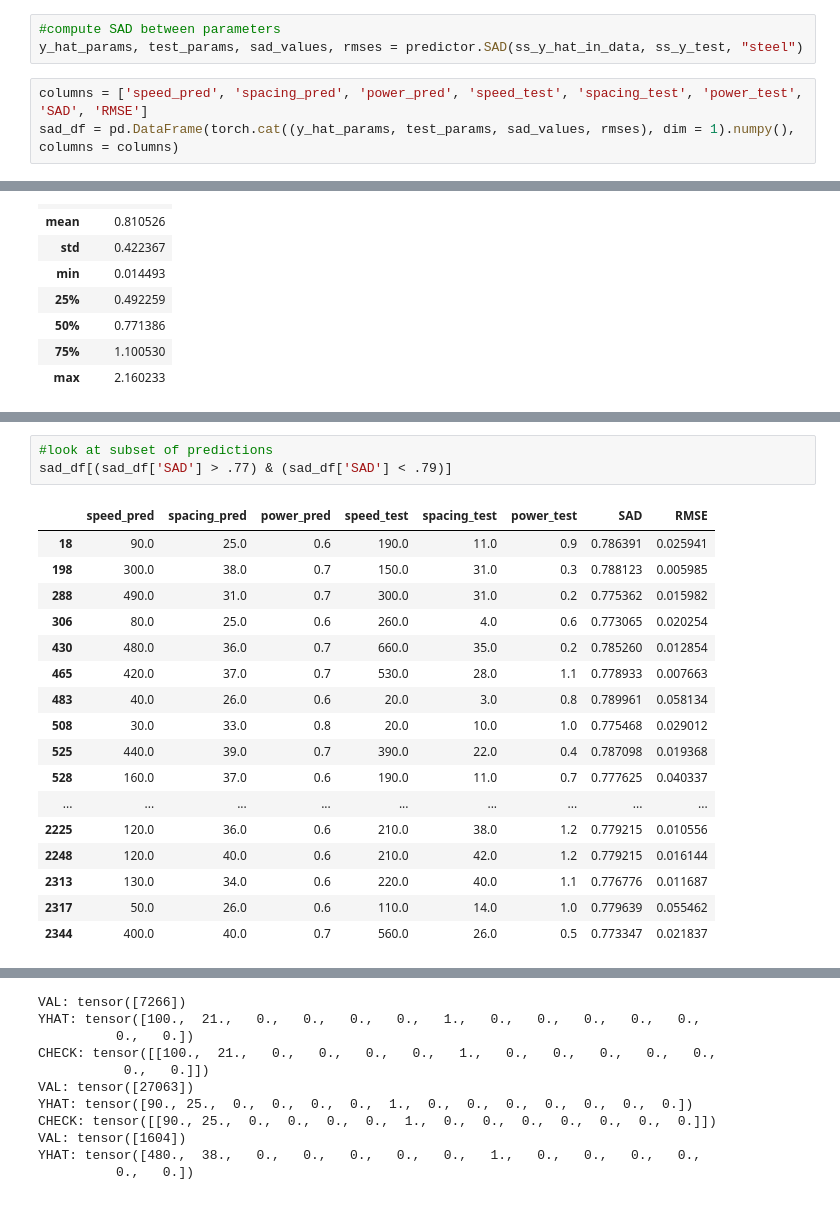
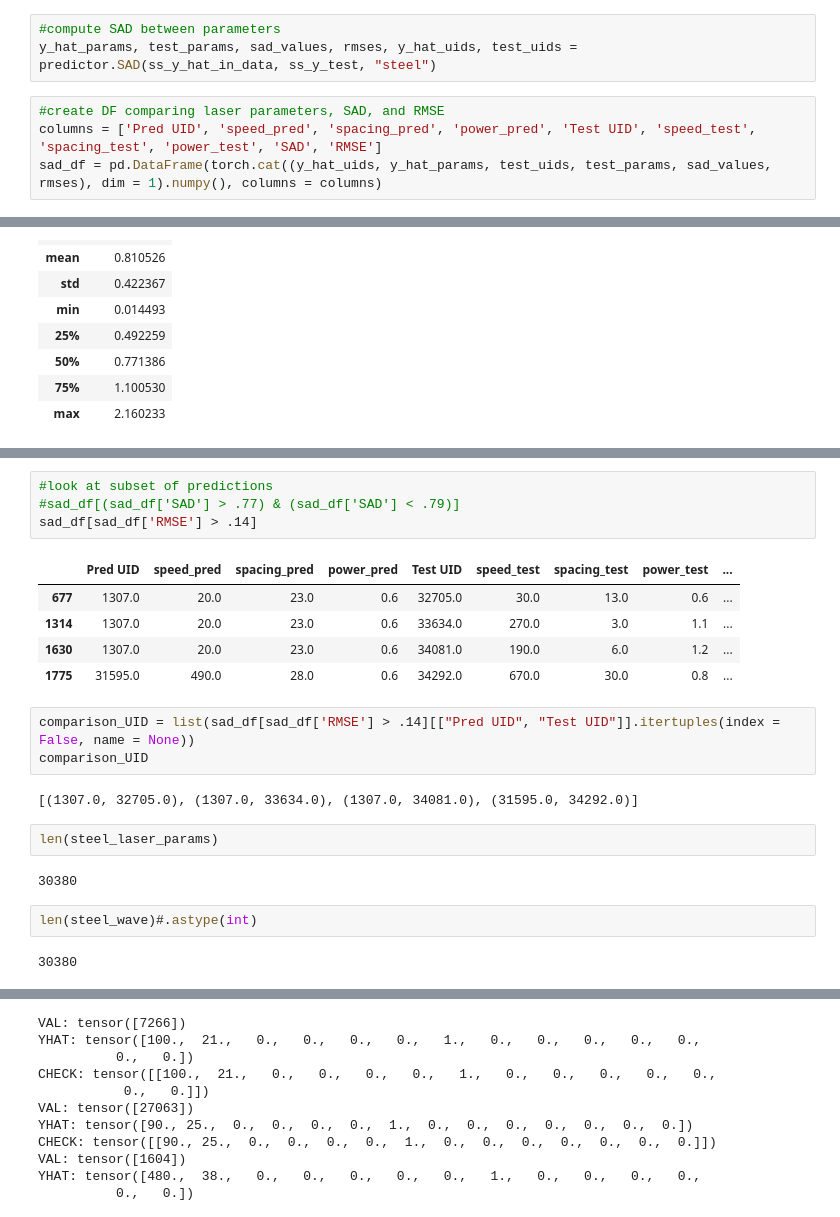
Before and after one commit to metamaterials-capstone-su-22/metamaterials_ai, a Jupyter notebook: src/notebooks/results.ipynb, the cells around one changed output, grey strips where cells are left out. Drawn from its saved outputs; the diff is of its cells as text.

Commit message:
test curve highest RMSE, sad updated

```diff
--- a/src/notebooks/results.ipynb
+++ b/src/notebooks/results.ipynb
@@ -116,6 +118,7 @@ Total # of Preds: 567, Unique # of Preds: 96
 # %%
 #compute SAD between parameters
-y_hat_params, test_params, sad_values, rmses = predictor.SAD(ss_y_hat_in_data, ss_y_test, "steel")
+y_hat_params, test_params, sad_values, rmses, y_hat_uids, test_uids = predictor.SAD(ss_y_hat_in_data, ss_y_test, "steel")
 # %%
-columns = ['speed_pred', 'spacing_pred', 'power_pred', 'speed_test', 'spacing_test', 'power_test', 'SAD', 'RMSE']
-sad_df = pd.DataFrame(torch.cat((y_hat_params, test_params, sad_values, rmses), dim = 1).numpy(), columns = columns)
+#create DF comparing laser parameters, SAD, and RMSE
+columns = ['Pred UID', 'speed_pred', 'spacing_pred', 'power_pred', 'Test UID', 'speed_test', 'spacing_test', 'power_test', 'SAD', 'RMSE']
+sad_df = pd.DataFrame(torch.cat((y_hat_uids, y_hat_params, test_uids, test_params, sad_values, rmses), dim = 1).numpy(), columns = columns)
@@ -155,21 +161,23 @@ alt.Chart(sad_df).mark_circle(size=60).encode(
 # %%
 #look at subset of predictions
-sad_df[(sad_df['SAD'] > .77) & (sad_df['SAD'] < .79)]
+#sad_df[(sad_df['SAD'] > .77) & (sad_df['SAD'] < .79)]
+sad_df[sad_df['RMSE'] > .14]
 # %% [output]
-|  | speed_pred | spacing_pred | power_pred | speed_test | spacing_test | power_test | SAD | RMSE |
-| 18 | 90.0 | 25.0 | 0.6 | 190.0 | 11.0 | 0.9 | 0.786391 | 0.025941 |
-| 198 | 300.0 | 38.0 | 0.7 | 150.0 | 31.0 | 0.3 | 0.788123 | 0.005985 |
-| 288 | 490.0 | 31.0 | 0.7 | 300.0 | 31.0 | 0.2 | 0.775362 | 0.015982 |
-| 306 | 80.0 | 25.0 | 0.6 | 260.0 | 4.0 | 0.6 | 0.773065 | 0.020254 |
-| 430 | 480.0 | 36.0 | 0.7 | 660.0 | 35.0 | 0.2 | 0.785260 | 0.012854 |
-| 465 | 420.0 | 37.0 | 0.7 | 530.0 | 28.0 | 1.1 | 0.778933 | 0.007663 |
-| 483 | 40.0 | 26.0 | 0.6 | 20.0 | 3.0 | 0.8 | 0.789961 | 0.058134 |
-| 508 | 30.0 | 33.0 | 0.8 | 20.0 | 10.0 | 1.0 | 0.775468 | 0.029012 |
-| 525 | 440.0 | 39.0 | 0.7 | 390.0 | 22.0 | 0.4 | 0.787098 | 0.019368 |
-| 528 | 160.0 | 37.0 | 0.6 | 190.0 | 11.0 | 0.7 | 0.777625 | 0.040337 |
-| ... | ... | ... | ... | ... | ... | ... | ... | ... |
-| 2225 | 120.0 | 36.0 | 0.6 | 210.0 | 38.0 | 1.2 | 0.779215 | 0.010556 |
-| 2248 | 120.0 | 40.0 | 0.6 | 210.0 | 42.0 | 1.2 | 0.779215 | 0.016144 |
-| 2313 | 130.0 | 34.0 | 0.6 | 220.0 | 40.0 | 1.1 | 0.776776 | 0.011687 |
-| 2317 | 50.0 | 26.0 | 0.6 | 110.0 | 14.0 | 1.0 | 0.779639 | 0.055462 |
-| 2344 | 400.0 | 40.0 | 0.7 | 560.0 | 26.0 | 0.5 | 0.773347 | 0.021837 |
+|  | Pred UID | speed_pred | spacing_pred | power_pred | Test UID | speed_test | spacing_test | power_test | ... |
+| 677 | 1307.0 | 20.0 | 23.0 | 0.6 | 32705.0 | 30.0 | 13.0 | 0.6 | ... |
+| 1314 | 1307.0 | 20.0 | 23.0 | 0.6 | 33634.0 | 270.0 | 3.0 | 1.1 | ... |
+| 1630 | 1307.0 | 20.0 | 23.0 | 0.6 | 34081.0 | 190.0 | 6.0 | 1.2 | ... |
+| 1775 | 31595.0 | 490.0 | 28.0 | 0.6 | 34292.0 | 670.0 | 30.0 | 0.8 | ... |
+# %%
+comparison_UID = list(sad_df[sad_df['RMSE'] > .14][["Pred UID", "Test UID"]].itertuples(index = False, name = None))
+comparison_UID
+# %% [output]
+[(1307.0, 32705.0), (1307.0, 33634.0), (1307.0, 34081.0), (31595.0, 34292.0)]
+# %%
+len(steel_laser_params)
+# %% [output]
+30380
+# %%
+len(steel_wave)#.astype(int)
+# %% [output]
+30380
```
Also changed, not shown: parts of 10 cells of this notebook, 1 other file.
